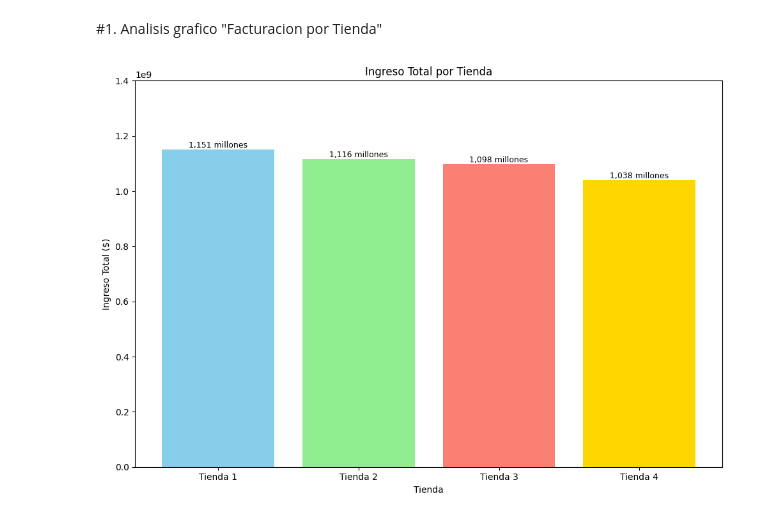
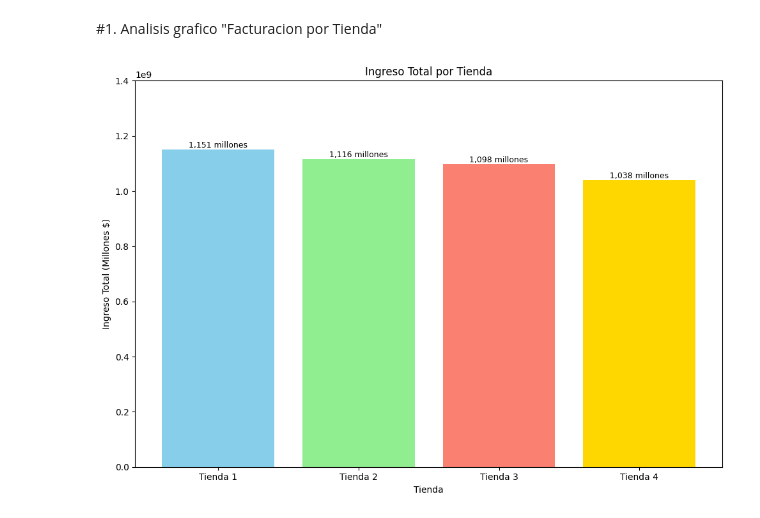
Before and after one commit to LuisNRojas/Alura-StoreChallenge, a Jupyter notebook: AluraStoreLatam.ipynb, the cells around one changed output. Drawn from its saved outputs; the diff is of its cells as text; code cells hidden in the pictures.

```diff
--- a/AluraStoreLatam.ipynb
+++ b/AluraStoreLatam.ipynb
@@ -465,7 +414,7 @@ bars = ax.bar(nombres_tiendas, ingresos, color=['skyblue', 'lightgreen', 'salmon
 
 # Añadir etiquetas a los ejes y título
 ax.set_xlabel('Tienda')
-ax.set_ylabel('Ingreso Total ($)')
+ax.set_ylabel('Ingreso Total (Millones $)')
 ax.set_title('Ingreso Total por Tienda')
 
 # --- Establecer el rango del eje Y ---
@@ -475,32 +424,32 @@ ax.set_ylim(0, 1.4e9) # 1.5 mil millones
 
 # --- Añadir el valor en la parte superior de cada barra en horizontal (formato millones) ---
 for bar in bars:
     yval = bar.get_height() # Obtiene la altura de la barra (el valor del ingreso original)
     xval = bar.get_x() + bar.get_width()/2 # Calcula la posición X central de la barra
 
     # --- Formatear el valor en millones ---
     # 1. Dividir el valor original por 1 millón
     valor_en_millones = yval / 1_000_000
     # 2. Formatear el número (con separador de miles opcional, 0 decimales) y añadir el texto
     texto_a_mostrar = f'{valor_en_millones:,.0f} millones' # Ejemplo: "1,151 millones"
     # Si quieres exactamente 4 dígitos sin coma, podrías usar:
     # texto_a_mostrar = f'{valor_en_millones:.0f} millones' # Ejemplo: "1151 millones"
     # --------------------------------------
 
     ax.text(
         xval,             # Posición X: centrada horizontalmente en la barra
         yval,             # Posición Y: en la parte superior de la barra
         texto_a_mostrar,  # El texto formateado
         va='bottom',      # Alineación vertical: justo encima de la barra
         ha='center',      # Alineación horizontal: centrar el texto
-        # rotation=0,     # El texto es horizontal por defecto
+        #rotation=0,     # El texto es horizontal por defecto
         fontsize=9        # Tamaño de fuente opcional (ajusta si hay solapamiento)
     )
 
 # Ajustar diseño para evitar solapamiento
 plt.tight_layout()
 
 # Mostrar el gráfico
 plt.show()
 # %% [output]
-[figure, old version]
+[figure, new version]
```
Also changed, not shown: parts of 1 cell of this notebook.
